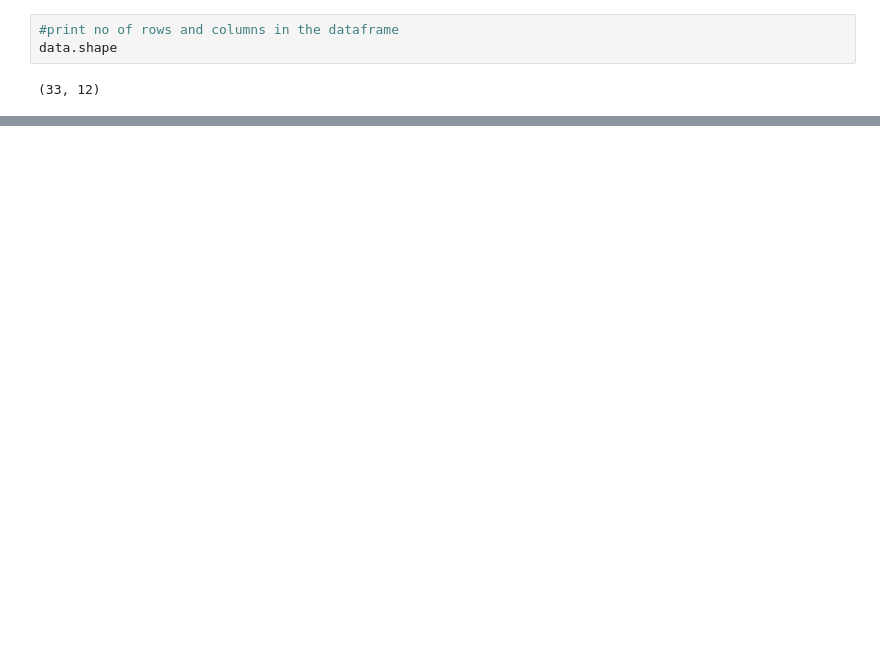
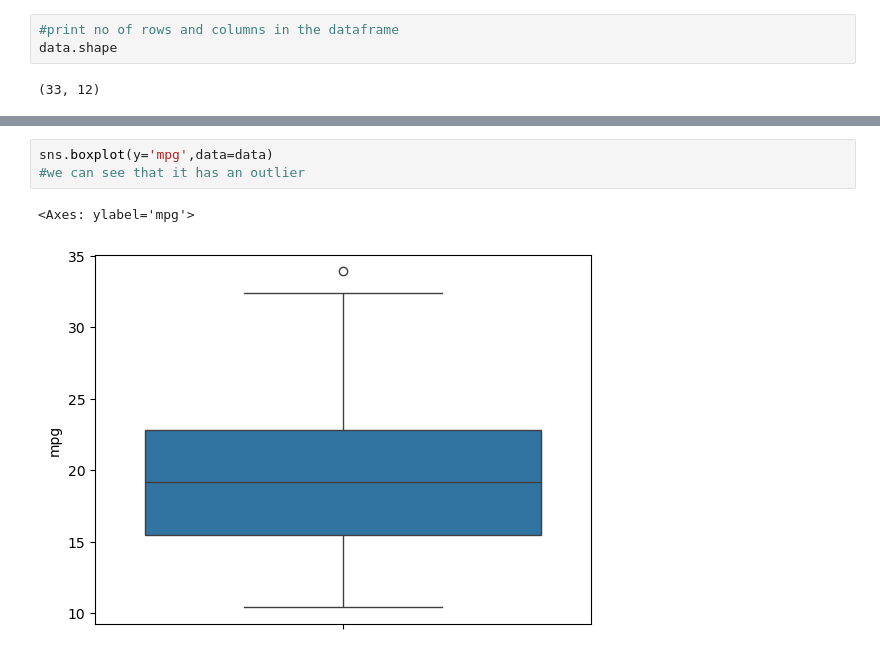
Before and after one commit to mariyajoseph2002/python, a Jupyter notebook: nb1.ipynb, the cells around one changed output, grey strips where cells are left out. Drawn from its saved outputs; the diff is of its cells as text; blank space fills up the shorter version.

```diff
--- a/nb1.ipynb
+++ b/nb1.ipynb
@@ -55,0 +66,6 @@ data.shape
+# %%
+sns.boxplot(y='mpg',data=data)
+#we can see that it has an outlier
+# %% [output]
+<Axes: ylabel='mpg'>
+[figure, added]
```
Also changed, not shown: parts of 9 cells of this notebook, 1 other file.
